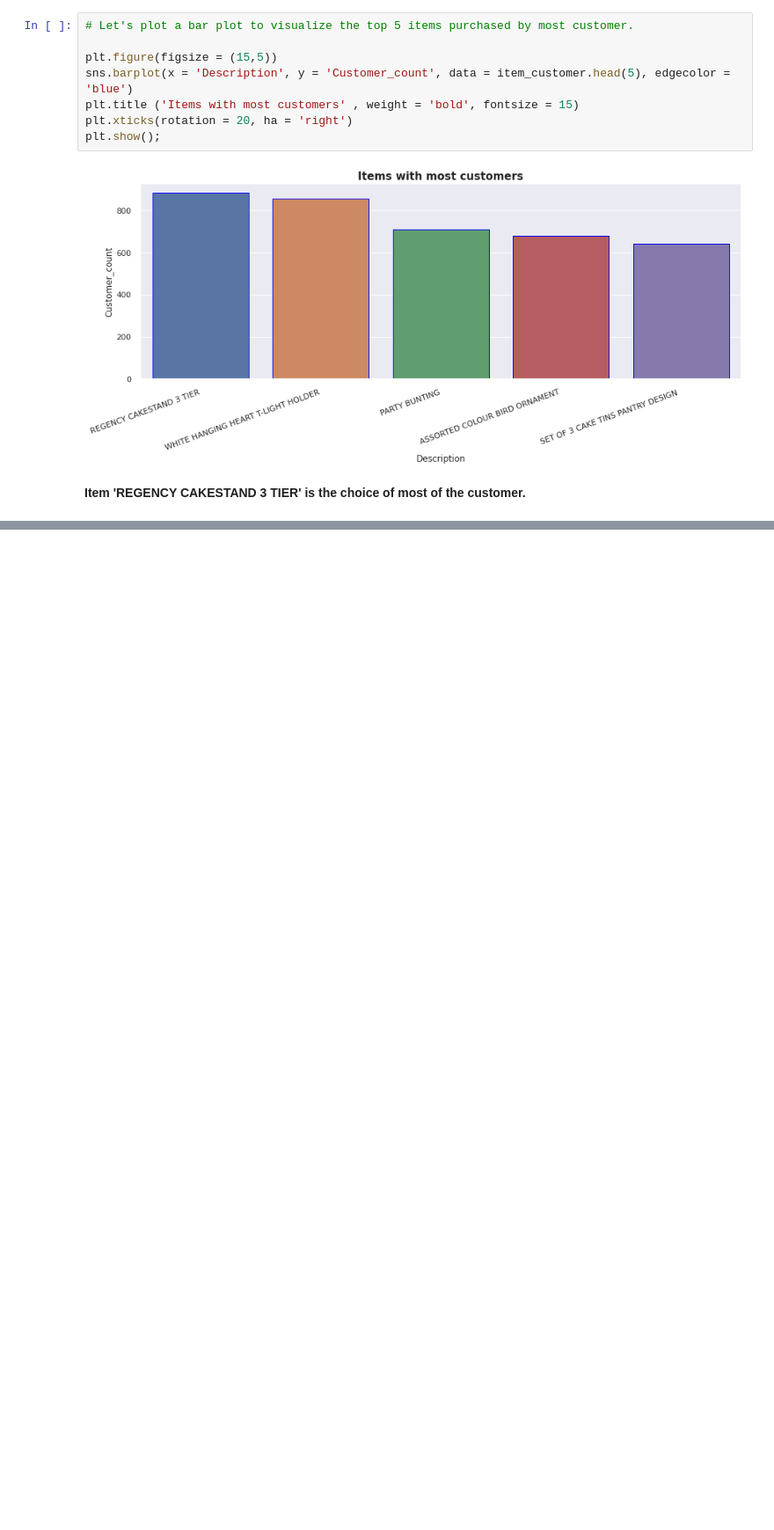
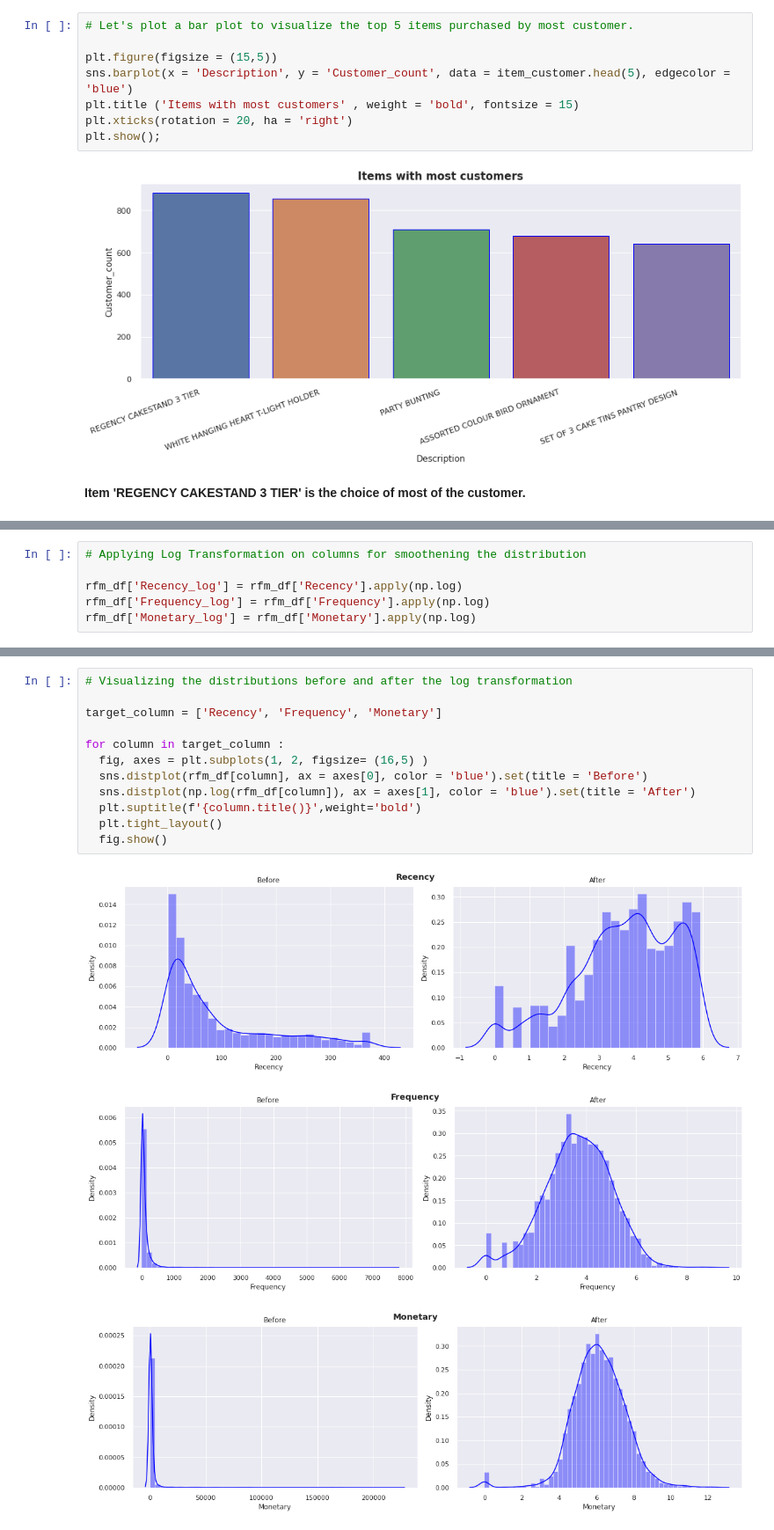
Before and after one commit to Kousikdutta1/Online-Retail-Customer-Segmentation, a Jupyter notebook: Kousik_Dutta_Online_Retail_Customer_Segmentation_Capstone_Project.ipynb, the cells around one changed output, grey strips where cells are left out. Shown at 88% size. Cells and saved outputs as stored; diff of their text form; blank space fills up the shorter version.

```diff
--- a/Kousik_Dutta_Online_Retail_Customer_Segmentation_Capstone_Project.ipynb
+++ b/Kousik_Dutta_Online_Retail_Customer_Segmentation_Capstone_Project.ipynb
@@ -736,0 +910,6 @@ plt.show();
+# %%
+# Applying Log Transformation on columns for smoothening the distribution
+
+rfm_df['Recency_log'] = rfm_df['Recency'].apply(np.log)
+rfm_df['Frequency_log'] = rfm_df['Frequency'].apply(np.log)
+rfm_df['Monetary_log'] = rfm_df['Monetary'].apply(np.log)
@@ -736,0 +942,16 @@ plt.show();
+# %%
+# Visualizing the distributions before and after the log transformation
+
+target_column = ['Recency', 'Frequency', 'Monetary']
+
+for column in target_column :
+  fig, axes = plt.subplots(1, 2, figsize= (16,5) )
+  sns.distplot(rfm_df[column], ax = axes[0], color = 'blue').set(title = 'Before')
+  sns.distplot(np.log(rfm_df[column]), ax = axes[1], color = 'blue').set(title = 'After')
+  plt.suptitle(f'{column.title()}',weight='bold')
+  plt.tight_layout()
+  fig.show()
+# %% [output]
+[figure, added]
+[figure, added]
+[figure, added]
```
Also changed, not shown: parts of 21 cells of this notebook.
